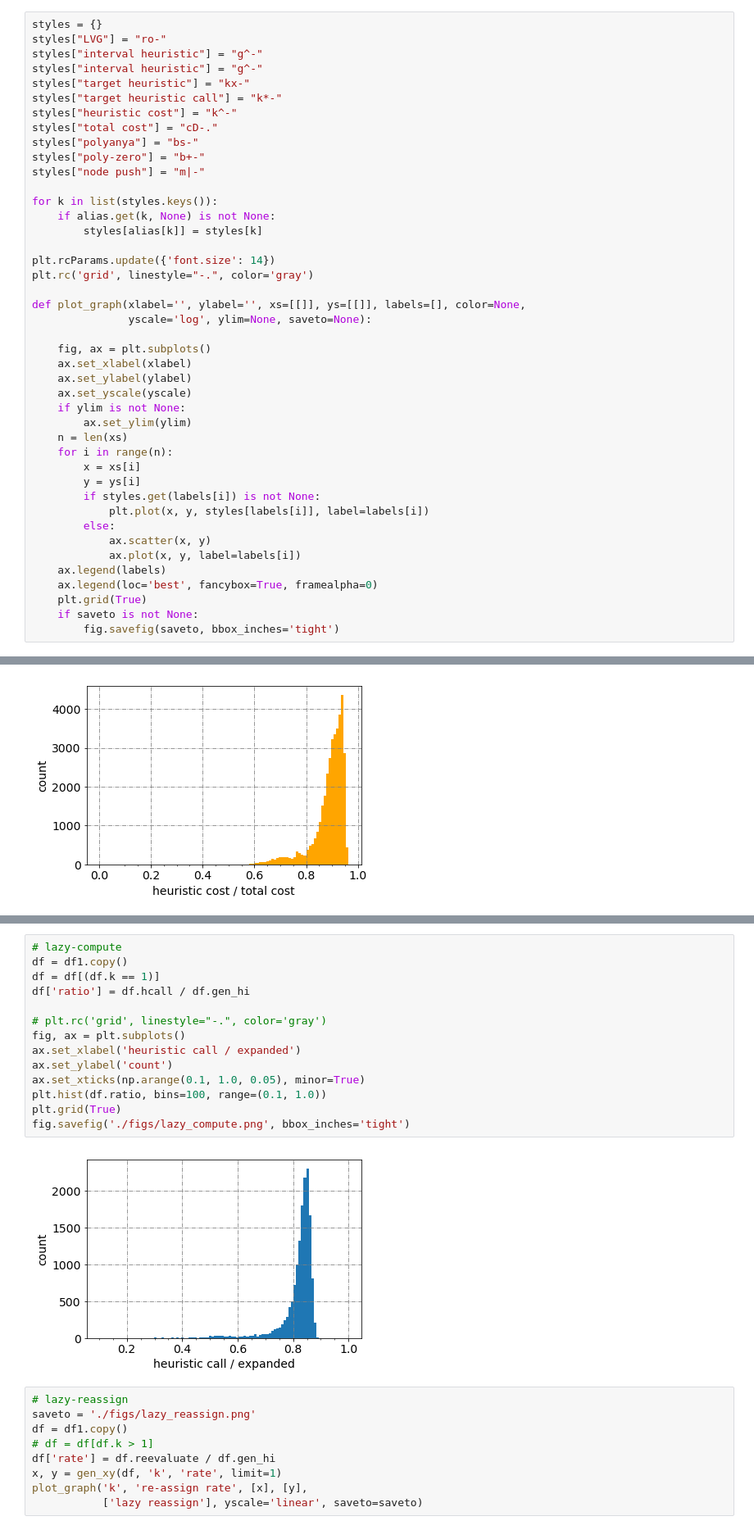
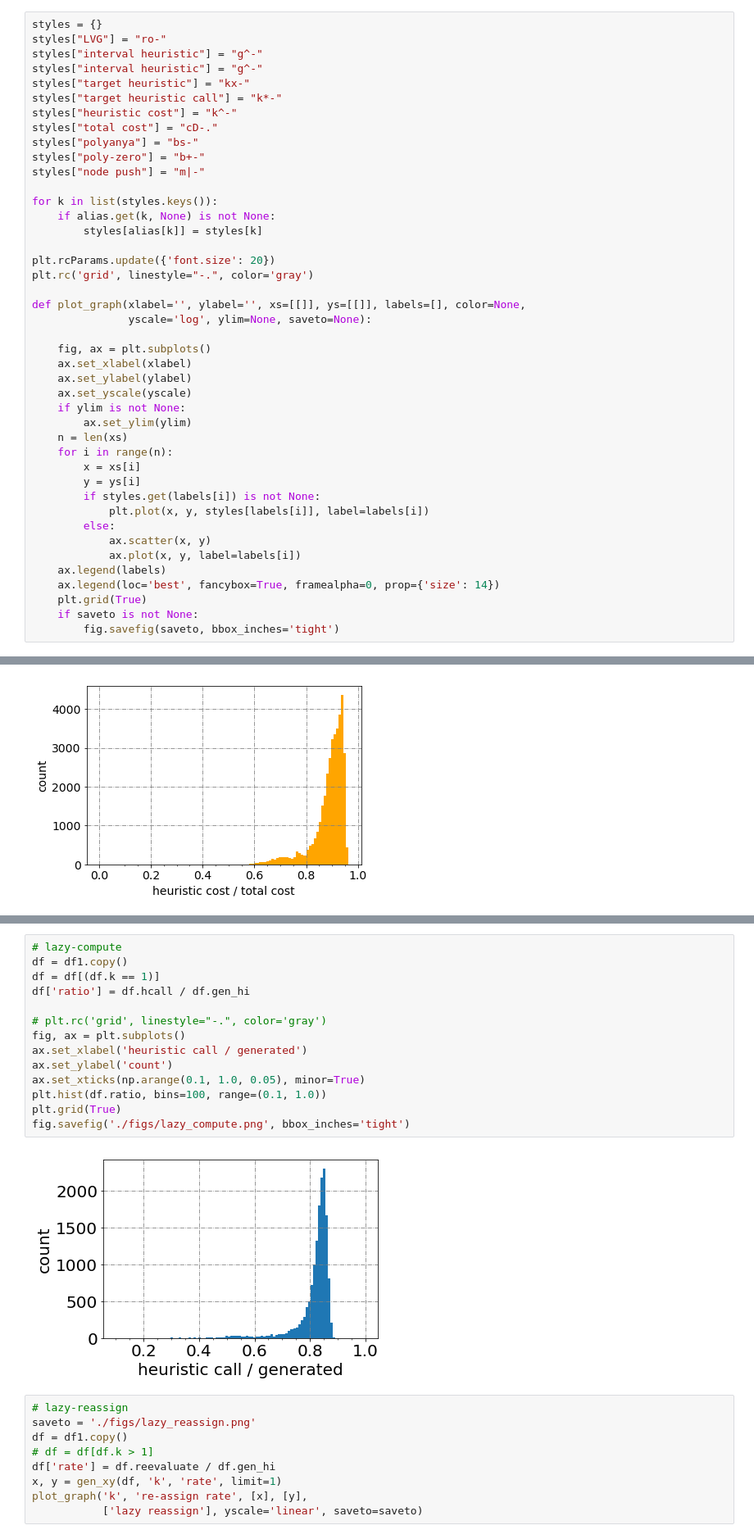
Before and after one commit to eggeek/Nav-Mesh-OkNN, a Jupyter notebook: analysis/Analysis.ipynb, the cells around one changed output, grey strips where cells are left out. Shown at 82% size. Drawn from its saved outputs; the diff is of its cells as text.

```diff
--- a/analysis/Analysis.ipynb
+++ b/analysis/Analysis.ipynb
@@ -56,7 +57,7 @@ for k in list(styles.keys()):
     if alias.get(k, None) is not None:
         styles[alias[k]] = styles[k]
 
-plt.rcParams.update({'font.size': 14})
+plt.rcParams.update({'font.size': 20})
 plt.rc('grid', linestyle="-.", color='gray')
 
 def plot_graph(xlabel='', ylabel='', xs=[[]], ys=[[]], labels=[], color=None,
@@ -78,7 +79,7 @@ def plot_graph(xlabel='', ylabel='', xs=[[]], ys=[[]], labels=[], color=None,
             ax.scatter(x, y)
             ax.plot(x, y, label=labels[i])
     ax.legend(labels)
-    ax.legend(loc='best', fancybox=True, framealpha=0)
+    ax.legend(loc='best', fancybox=True, framealpha=0, prop={'size': 14})
     plt.grid(True)
     if saveto is not None:
         fig.savefig(saveto, bbox_inches='tight')
@@ -465,19 +470,19 @@ fig.savefig('./figs/hcost.png', bbox_inches='tight')
 # %%
 # lazy-compute
 df = df1.copy()
 df = df[(df.k == 1)]
 df['ratio'] = df.hcall / df.gen_hi
 
 # plt.rc('grid', linestyle="-.", color='gray')
 fig, ax = plt.subplots()
-ax.set_xlabel('heuristic call / expanded')
+ax.set_xlabel('heuristic call / generated')
 ax.set_ylabel('count')
 ax.set_xticks(np.arange(0.1, 1.0, 0.05), minor=True)
 plt.hist(df.ratio, bins=100, range=(0.1, 1.0))
 plt.grid(True)
 fig.savefig('./figs/lazy_compute.png', bbox_inches='tight')
 # %% [output]
-[figure, old version]
+[figure, new version]
 # %%
 # lazy-reassign
 saveto = './figs/lazy_reassign.png'
```
Also changed, not shown: parts of 12 cells of this notebook.
